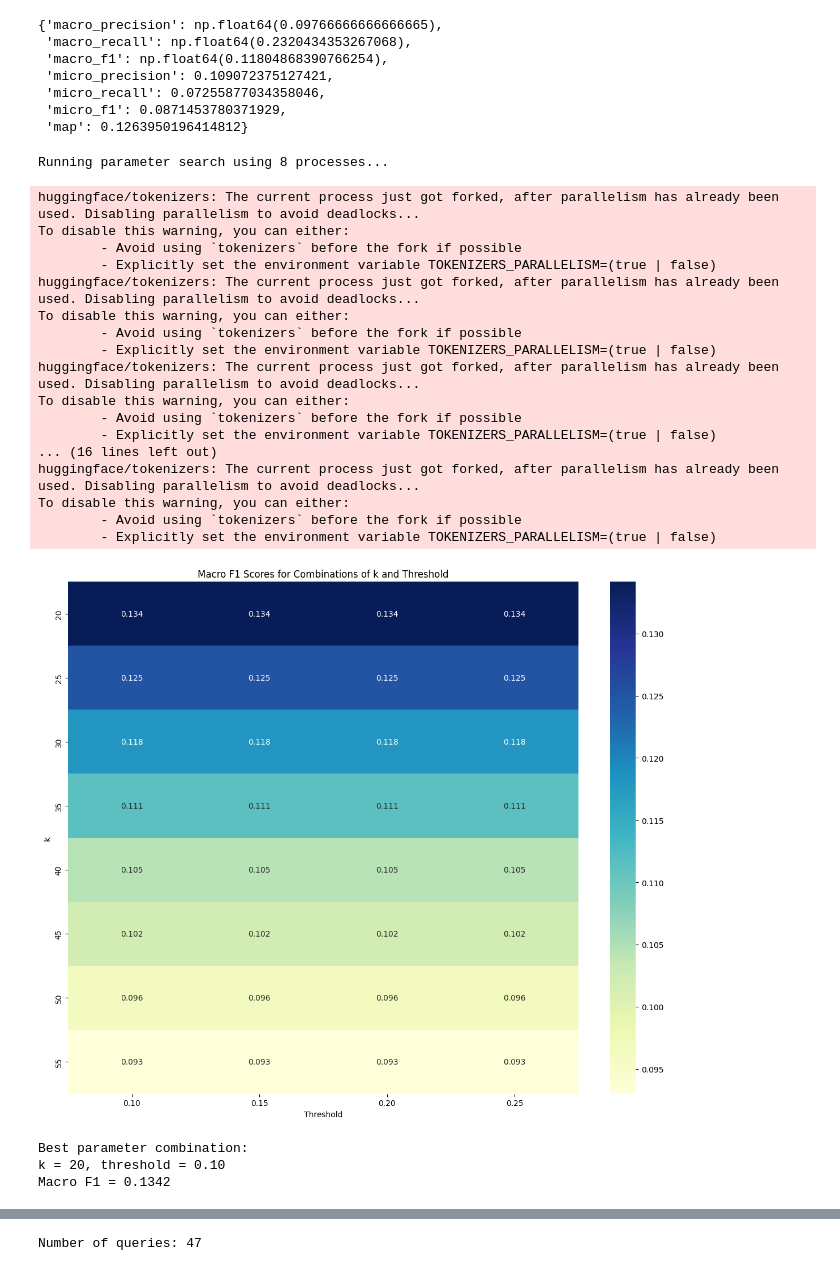
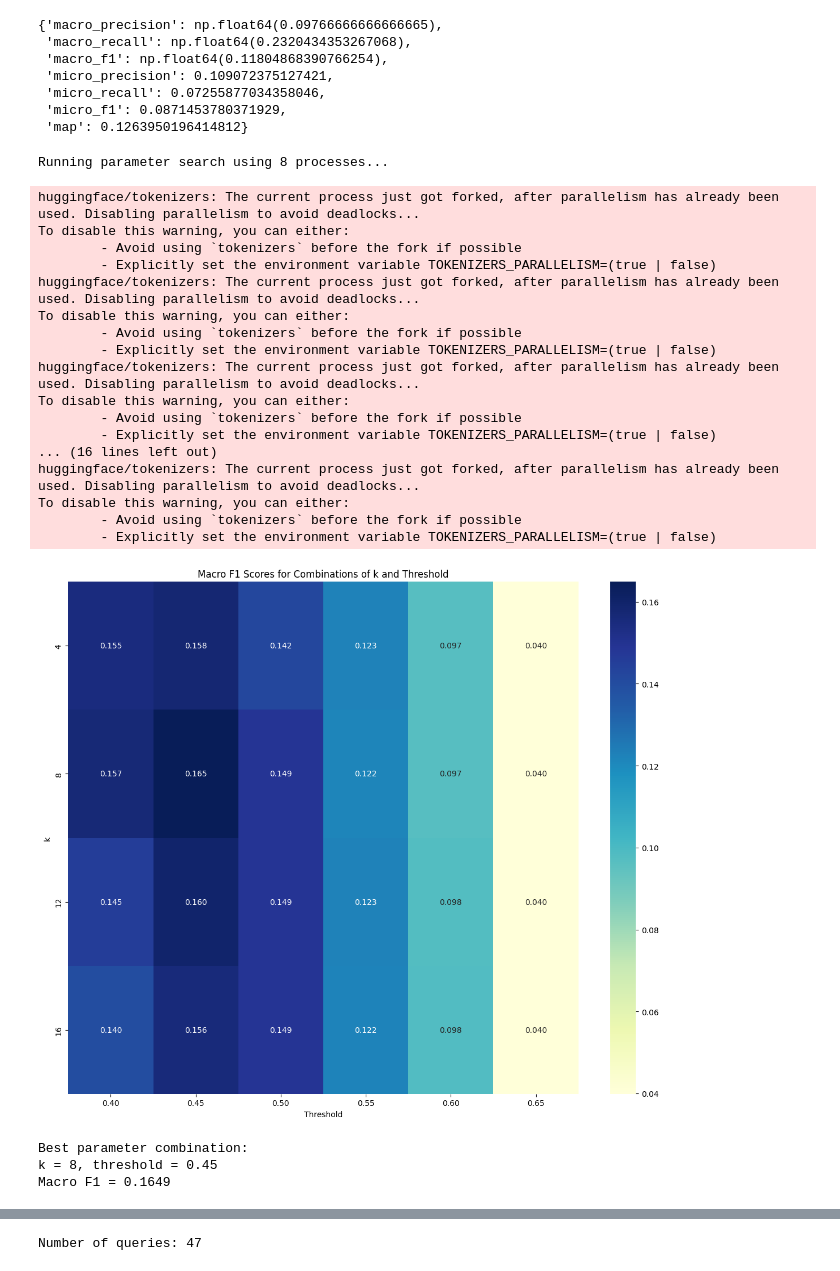
Before and after one commit to CJ4n/Information-Retrieval-and-Search-Engines-RAG-project, a Jupyter notebook: IRSE_Project_2025_(pt2).ipynb, the cells around one changed output, grey strips where cells are left out. Cells and saved outputs as stored; diff of their text form; code cells hidden in the pictures.

```diff
--- a/IRSE_Project_2025_(pt2).ipynb
+++ b/IRSE_Project_2025_(pt2).ipynb
@@ -540,32 +540,32 @@ def create_parameter_heatmap(queries, recipes,recipes_embeddings, recipe_ids, th
 # %%
 create_parameter_heatmap(
     queries=queries,
     recipes=documents["doc_text"],
     recipes_embeddings=loaded_embeddings,
     recipe_ids=documents["doc_id"],
-    thesholds=np.arange(0.4, 0.70, 0.05),
+    thresholds=np.arange(0.4, 0.70, 0.05),
     k_values=np.arange(4, 20, 4),
 )
 # %% [output]
 Running parameter search using 8 processes...
 huggingface/tokenizers: The current process just got forked, after parallelism has already been used. Disabling parallelism to avoid deadlocks...
 To disable this warning, you can either:
         - Avoid using `tokenizers` before the fork if possible
         - Explicitly set the environment variable TOKENIZERS_PARALLELISM=(true | false)
 huggingface/tokenizers: The current process just got forked, after parallelism has already been used. Disabling parallelism to avoid deadlocks...
 To disable this warning, you can either:
         - Avoid using `tokenizers` before the fork if possible
         - Explicitly set the environment variable TOKENIZERS_PARALLELISM=(true | false)
 huggingface/tokenizers: The current process just got forked, after parallelism has already been used. Disabling parallelism to avoid deadlocks...
 To disable this warning, you can either:
         - Avoid using `tokenizers` before the fork if possible
         - Explicitly set the environment variable TOKENIZERS_PARALLELISM=(true | false)
 ... (16 lines left out)
 huggingface/tokenizers: The current process just got forked, after parallelism has already been used. Disabling parallelism to avoid deadlocks...
 To disable this warning, you can either:
         - Avoid using `tokenizers` before the fork if possible
         - Explicitly set the environment variable TOKENIZERS_PARALLELISM=(true | false)
-[figure, old version]
+[figure, new version]
 Best parameter combination:
-k = 20, threshold = 0.10
-Macro F1 = 0.1342
+k = 8, threshold = 0.45
+Macro F1 = 0.1649
```
Also changed, not shown: parts of 6 cells of this notebook, 3 other files.
